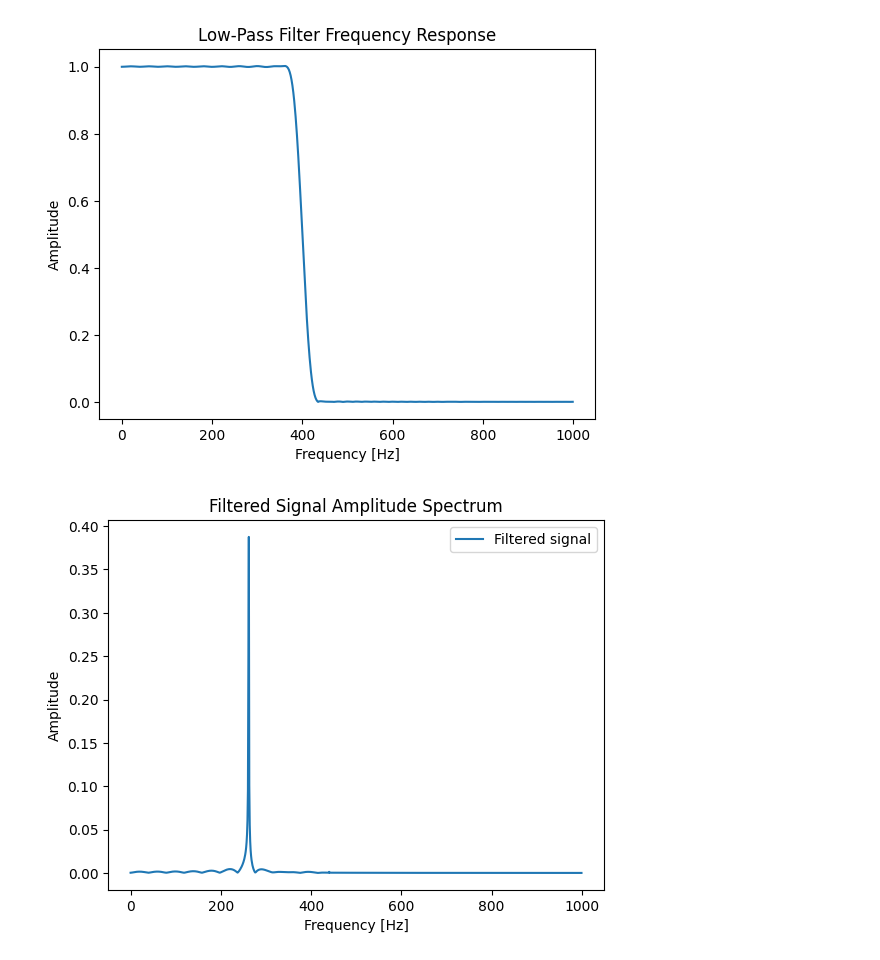
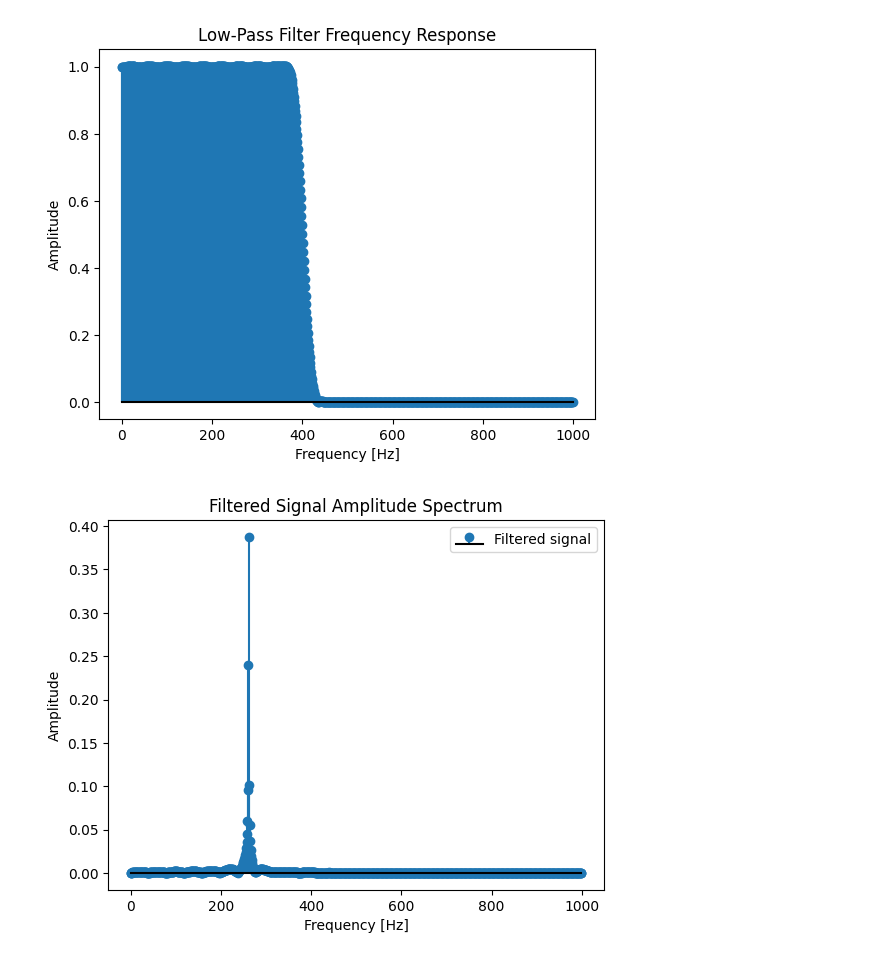
Before and after one commit to taniiicom/study-application-programming-exp, a Jupyter notebook: digital-signal-processing/python/2/experiments_2.ipynb, the cells around one changed output. Drawn from its saved outputs; the diff is of its cells as text; code cells hidden in the pictures.

Commit message:
up: digital-signal-processing/python/2

```diff
--- a/digital-signal-processing/python/2/experiments_2.ipynb
+++ b/digital-signal-processing/python/2/experiments_2.ipynb
@@ -71,37 +87,37 @@ h_lpf = firwin(numtaps, cutoff)
 # フィルタの周波数特性
 H_lpf = fft(h_lpf, N)
 
 # プロット
 plt.figure()
-plt.plot(f[:N//2], np.abs(H_lpf[:N//2]))
+plt.stem(f[:N//2], np.abs(H_lpf[:N//2]), basefmt="k-")
 plt.title('Low-Pass Filter Frequency Response')
 plt.xlabel('Frequency [Hz]')
 plt.ylabel('Amplitude')
 plt.show()
 
 # フィルタ適用
 y = lfilter(h_lpf, 1.0, x_add)
 
 # FFT
 Y = fft(y)
 
 # 振幅スペクトルの計算
 amp_Y = np.abs(Y) / N
 
 # プロット
 plt.figure()
-plt.plot(f[:N//2], amp_Y[:N//2], label='Filtered signal')
+plt.stem(f[:N//2], amp_Y[:N//2], label='Filtered signal', basefmt="k-")
 plt.legend()
 plt.title('Filtered Signal Amplitude Spectrum')
 plt.xlabel('Frequency [Hz]')
 plt.ylabel('Amplitude')
 plt.show()
 
 # フィルタ後の音声ファイルの保存
 write('filtered_tone.wav', Fs, y.astype(np.float32))
 # %% [output]
-[figure, old version]
+[figure, new version]
-[figure, old version]
+[figure, new version]
 # %%
 # バンドパスフィルタ設計
 lowcut = 200 / (Fs / 2)
```
Also changed, not shown: parts of 3 cells of this notebook, 1 other file.
